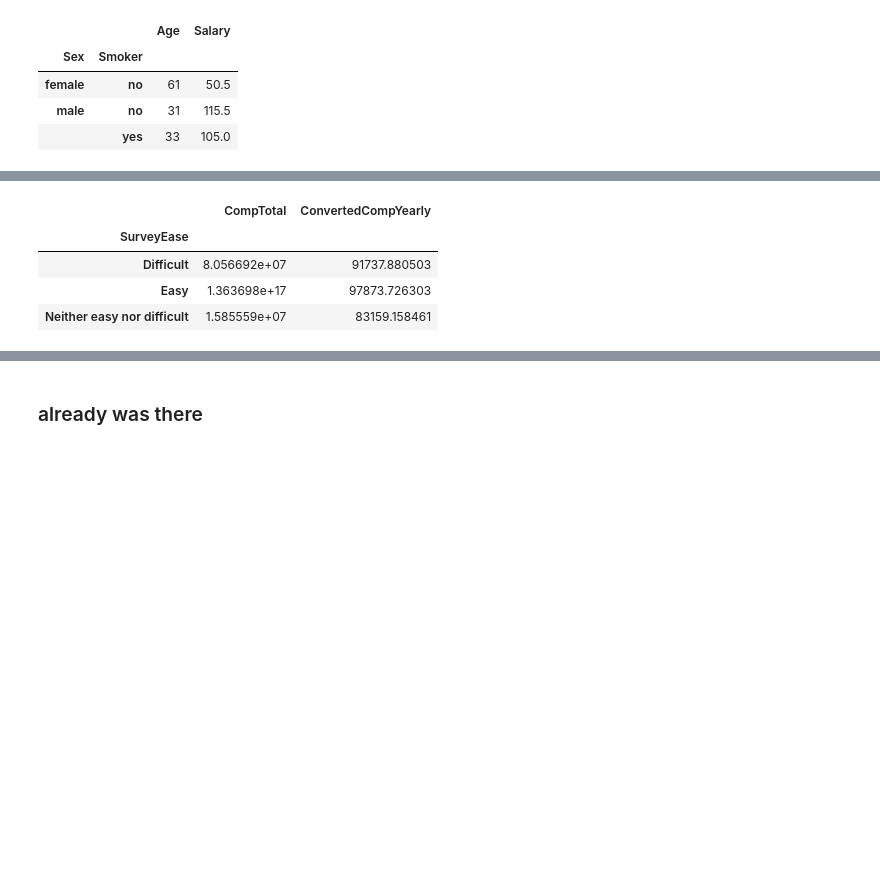
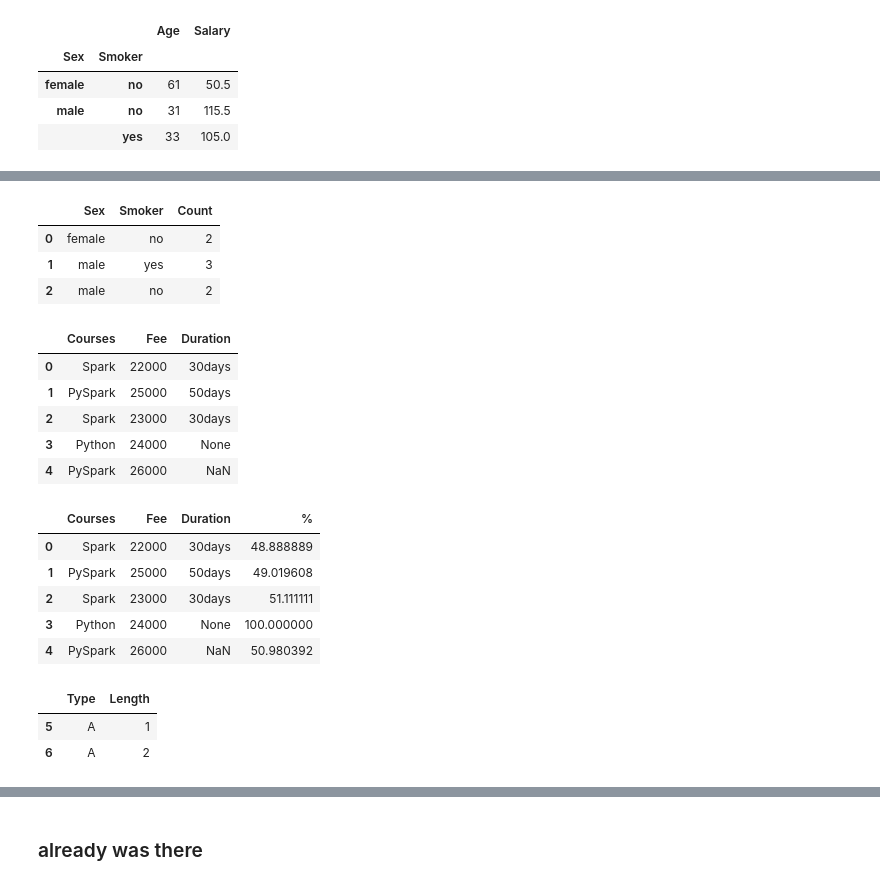
Before and after one commit to EvgeniiZorin/Handbook_Statistics-Probability-and-ML, a Jupyter notebook: _Pandas.ipynb, the cells around one changed output, grey strips where cells are left out. Saved outputs shown, nothing was run; the diff lists cells and outputs as text; code cells hidden in the pictures; blank space fills up the shorter version.

```diff
--- a/_Pandas.ipynb
+++ b/_Pandas.ipynb
@@ -1049,8 +1037,60 @@ Index(['Q120', 'MainBranch', 'Age', 'Employment', 'RemoteWork',
-# %%
-df.groupby(by='SurveyEase')[['CompTotal', 'ConvertedCompYearly']].mean()
-# %% [output]
-|  | CompTotal | ConvertedCompYearly |
-| SurveyEase |  |  |
-| Difficult | 8.056692e+07 | 91737.880503 |
-| Easy | 1.363698e+17 | 97873.726303 |
-| Neither easy nor difficult | 1.585559e+07 | 83159.158461 |
+# %%
+### Groupby into a df object
+### Option 1
+df.groupby(['Sex'])['Smoker'].value_counts().to_frame(name='Count').reset_index()
+### Option 2
+df.groupby(['Sex', 'Smoker'])['Smoker'].count().to_frame(name='Count').reset_index()
+### Option 3
+df.groupby(['Sex'])['Smoker'].value_counts().reset_index(name='Count')
+# %% [output]
+|  | Sex | Smoker | Count |
+| 0 | female | no | 2 |
+| 1 | male | yes | 3 |
+| 2 | male | no | 2 |
+# %%
+"""
+Percentage for each item within each group
+"""
+
+import pandas as pd
+import numpy as np
+technologies= {
+    'Courses':["Spark","PySpark","Spark","Python","PySpark"],
+    'Fee' :[22000,25000,23000,24000,26000],
+    'Duration':['30days','50days','30days', None,np.nan]
+          }
+df = pd.DataFrame(technologies)
+display(df)
+
+df['%'] = 100 * df['Fee'] / df.groupby('Courses')['Fee'].transform('sum')
+display(df)
+# %% [output]
+|  | Courses | Fee | Duration |
+| 0 | Spark | 22000 | 30days |
+| 1 | PySpark | 25000 | 50days |
+| 2 | Spark | 23000 | 30days |
+| 3 | Python | 24000 | None |
+| 4 | PySpark | 26000 | NaN |
+|  | Courses | Fee | Duration | % |
+| 0 | Spark | 22000 | 30days | 48.888889 |
+| 1 | PySpark | 25000 | 50days | 49.019608 |
+| 2 | Spark | 23000 | 30days | 51.111111 |
+| 3 | Python | 24000 | None | 100.000000 |
+| 4 | PySpark | 26000 | NaN | 50.980392 |
+# %%
+"""
+nlargest
+"""
+import pandas as pd
+
+df = pd.DataFrame({
+    'Type': ['a', 'a', 'a', 'b', 'b', 'b'],
+	'Type': ['A' for i in range(9)] + ['B' for i in range(9)],
+	'Length': [100,110,105,102,107,1,2,500,700,   500,501,502,503,505,510,100,5,850]
+})
+df.nlargest(10, 'Length')
+df.nsmallest(2, 'Length')
+# %% [output]
+|  | Type | Length |
+| 5 | A | 1 |
+| 6 | A | 2 |
```
Also changed, not shown: parts of 40 cells of this notebook, 1 other file.
